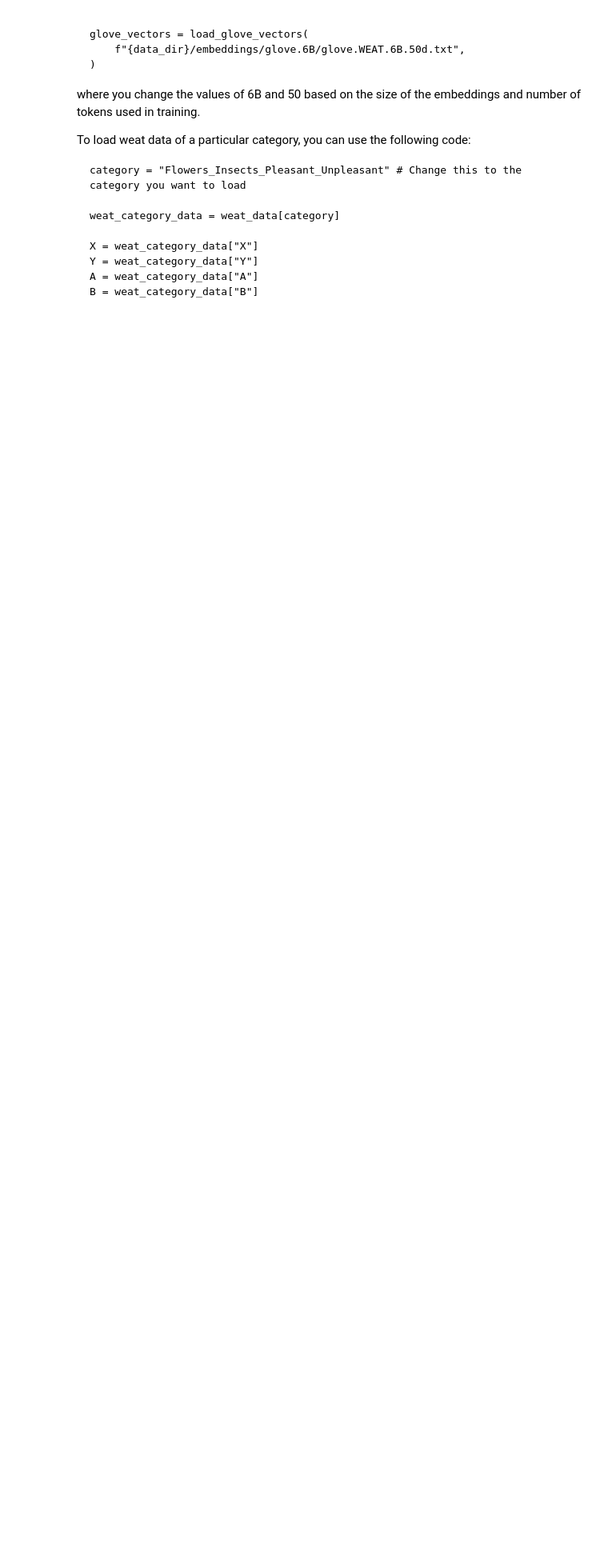
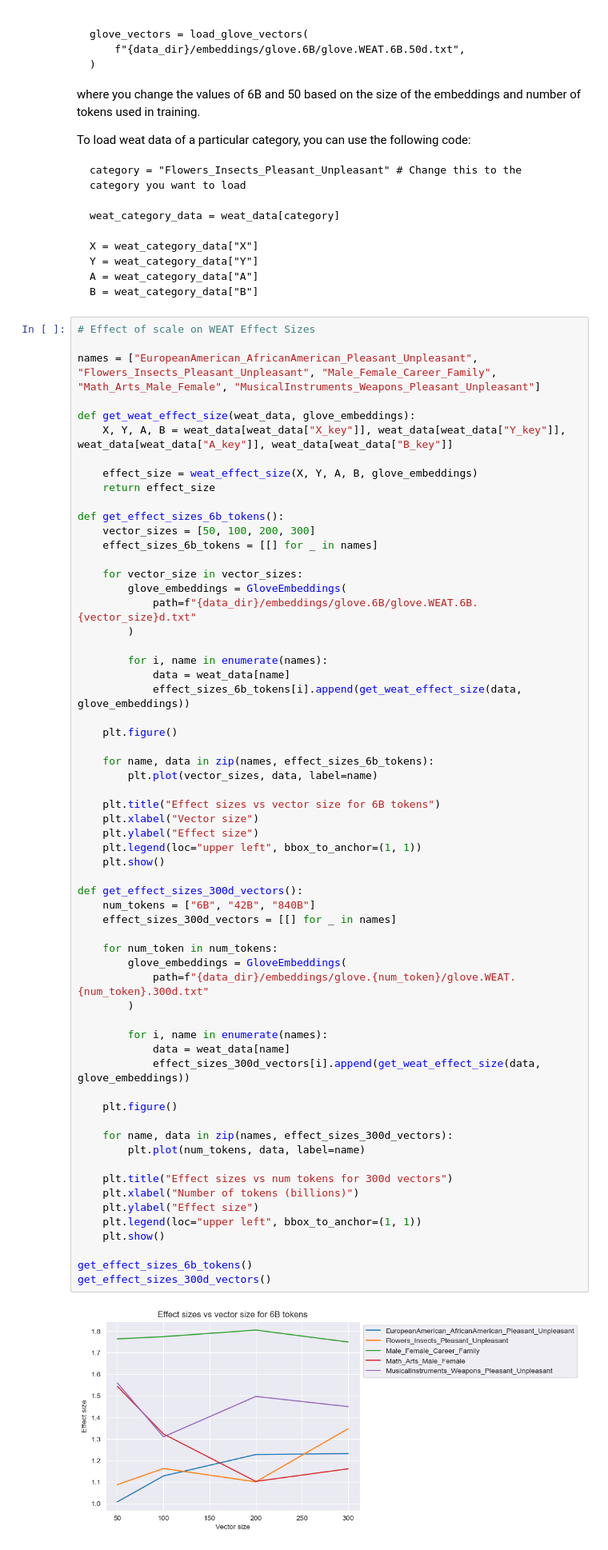
Before and after one commit to rbmuk/Homework, a Jupyter notebook: CSE 447/HW2/Project 2/CSE447a_Project2a.ipynb, the cells around one changed output. Shown: that part at 80% size. Drawn from its saved outputs; the diff is of its cells as text; blank space fills up the shorter version.

Commit message:
giant changes to CS 447 hw2, new math homework

````diff
--- a/CSE 447/HW2/Project 2/CSE447a_Project2a.ipynb
+++ b/CSE 447/HW2/Project 2/CSE447a_Project2a.ipynb
@@ -618,3 +678,66 @@ Y = weat_category_data["Y"]
 A = weat_category_data["A"]
 B = weat_category_data["B"]
 ```
+# %%
+# Effect of scale on WEAT Effect Sizes
+
+names = ["EuropeanAmerican_AfricanAmerican_Pleasant_Unpleasant", "Flowers_Insects_Pleasant_Unpleasant", "Male_Female_Career_Family", "Math_Arts_Male_Female", "MusicalInstruments_Weapons_Pleasant_Unpleasant"]
+
+def get_weat_effect_size(weat_data, glove_embeddings):
+    X, Y, A, B = weat_data[weat_data["X_key"]], weat_data[weat_data["Y_key"]], weat_data[weat_data["A_key"]], weat_data[weat_data["B_key"]]
+
+    effect_size = weat_effect_size(X, Y, A, B, glove_embeddings)
+    return effect_size
+
+def get_effect_sizes_6b_tokens():
+    vector_sizes = [50, 100, 200, 300]
+    effect_sizes_6b_tokens = [[] for _ in names]
+
+    for vector_size in vector_sizes:
+        glove_embeddings = GloveEmbeddings(
+            path=f"{data_dir}/embeddings/glove.6B/glove.WEAT.6B.{vector_size}d.txt"
+        )
+
+        for i, name in enumerate(names):
+            data = weat_data[name]
+            effect_sizes_6b_tokens[i].append(get_weat_effect_size(data, glove_embeddings))
+
+    plt.figure()
+
+    for name, data in zip(names, effect_sizes_6b_tokens):
+        plt.plot(vector_sizes, data, label=name)
+
+    plt.title("Effect sizes vs vector size for 6B tokens")
+    plt.xlabel("Vector size")
+    plt.ylabel("Effect size")
+    plt.legend(loc="upper left", bbox_to_anchor=(1, 1))
+    plt.show()
+
+def get_effect_sizes_300d_vectors():
+    num_tokens = ["6B", "42B", "840B"]
+    effect_sizes_300d_vectors = [[] for _ in names]
+
+    for num_token in num_tokens:
+        glove_embeddings = GloveEmbeddings(
+            path=f"{data_dir}/embeddings/glove.{num_token}/glove.WEAT.{num_token}.300d.txt"
+        )
+
+        for i, name in enumerate(names):
+            data = weat_data[name]
+            effect_sizes_300d_vectors[i].append(get_weat_effect_size(data, glove_embeddings))
+
+    plt.figure()
+
+    for name, data in zip(names, effect_sizes_300d_vectors):
+        plt.plot(num_tokens, data, label=name)
+
+    plt.title("Effect sizes vs num tokens for 300d vectors")
+    plt.xlabel("Number of tokens (billions)")
+    plt.ylabel("Effect size")
+    plt.legend(loc="upper left", bbox_to_anchor=(1, 1))
+    plt.show()
+
+get_effect_sizes_6b_tokens()
+get_effect_sizes_300d_vectors()
+# %% [output]
+[figure, added]
````
Also changed, not shown: parts of 11 cells of this notebook, 58 other files.
